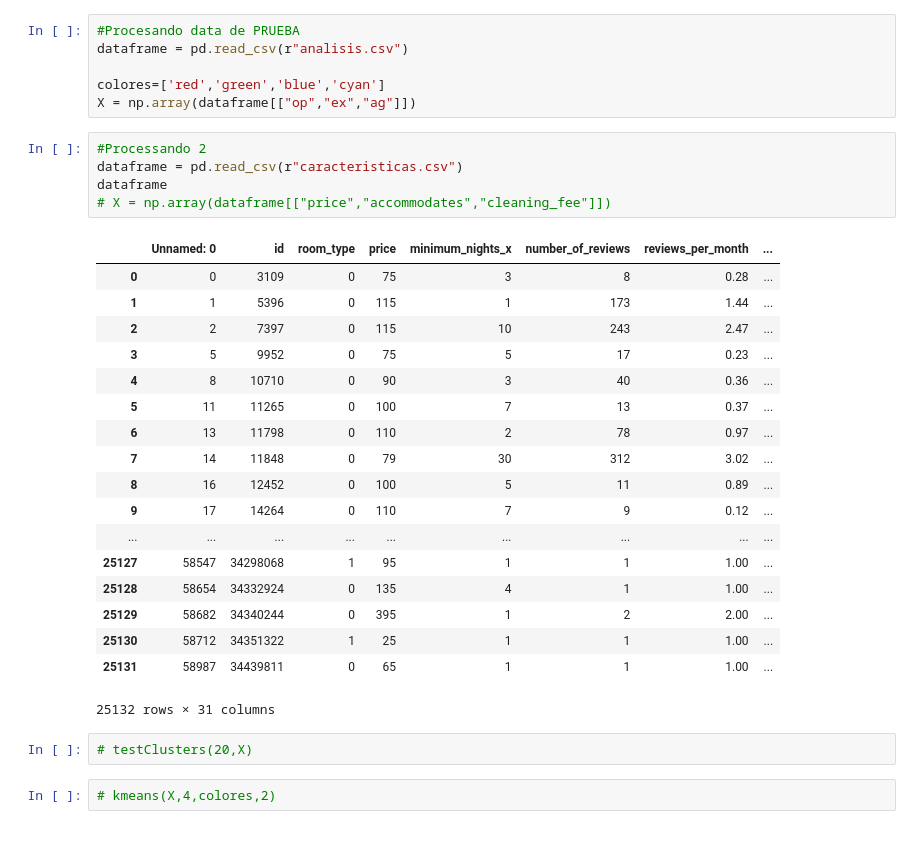
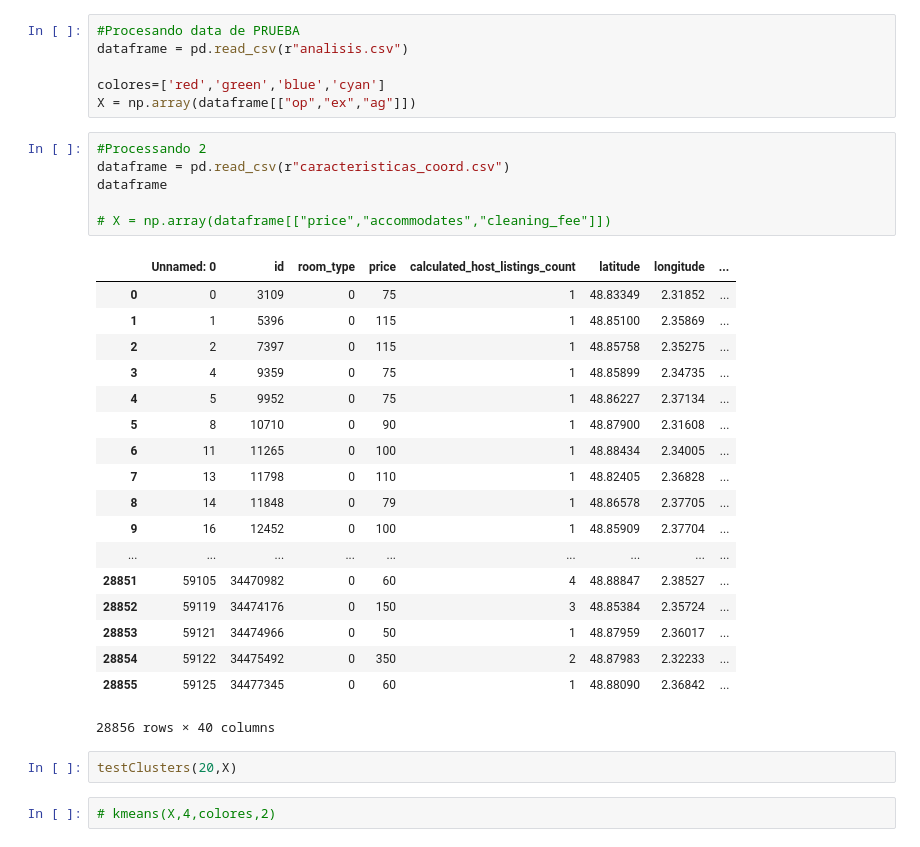
Before and after one commit to texsmv/analysis_social_spatial_airbnb, a Jupyter notebook: pruebas marga/kmeans.ipynb, the cells around one changed output. Drawn from its saved outputs; the diff is of its cells as text.

```diff
--- a/pruebas marga/kmeans.ipynb
+++ b/pruebas marga/kmeans.ipynb
@@ -58,30 +62,31 @@ colores=['red','green','blue','cyan']
 X = np.array(dataframe[["op","ex","ag"]])
 # %%
 #Processando 2
-dataframe = pd.read_csv(r"caracteristicas.csv")
+dataframe = pd.read_csv(r"caracteristicas_coord.csv")
 dataframe
+
 # X = np.array(dataframe[["price","accommodates","cleaning_fee"]])
 # %% [output]
-|  | Unnamed: 0 | id | room_type | price | minimum_nights_x | number_of_reviews | reviews_per_month | ... |
-| 0 | 0 | 3109 | 0 | 75 | 3 | 8 | 0.28 | ... |
-| 1 | 1 | 5396 | 0 | 115 | 1 | 173 | 1.44 | ... |
-| 2 | 2 | 7397 | 0 | 115 | 10 | 243 | 2.47 | ... |
-| 3 | 5 | 9952 | 0 | 75 | 5 | 17 | 0.23 | ... |
-| 4 | 8 | 10710 | 0 | 90 | 3 | 40 | 0.36 | ... |
-| 5 | 11 | 11265 | 0 | 100 | 7 | 13 | 0.37 | ... |
-| 6 | 13 | 11798 | 0 | 110 | 2 | 78 | 0.97 | ... |
-| 7 | 14 | 11848 | 0 | 79 | 30 | 312 | 3.02 | ... |
-| 8 | 16 | 12452 | 0 | 100 | 5 | 11 | 0.89 | ... |
-| 9 | 17 | 14264 | 0 | 110 | 7 | 9 | 0.12 | ... |
+|  | Unnamed: 0 | id | room_type | price | calculated_host_listings_count | latitude | longitude | ... |
+| 0 | 0 | 3109 | 0 | 75 | 1 | 48.83349 | 2.31852 | ... |
+| 1 | 1 | 5396 | 0 | 115 | 1 | 48.85100 | 2.35869 | ... |
+| 2 | 2 | 7397 | 0 | 115 | 1 | 48.85758 | 2.35275 | ... |
+| 3 | 4 | 9359 | 0 | 75 | 1 | 48.85899 | 2.34735 | ... |
+| 4 | 5 | 9952 | 0 | 75 | 1 | 48.86227 | 2.37134 | ... |
+| 5 | 8 | 10710 | 0 | 90 | 1 | 48.87900 | 2.31608 | ... |
+| 6 | 11 | 11265 | 0 | 100 | 1 | 48.88434 | 2.34005 | ... |
+| 7 | 13 | 11798 | 0 | 110 | 1 | 48.82405 | 2.36828 | ... |
+| 8 | 14 | 11848 | 0 | 79 | 1 | 48.86578 | 2.37705 | ... |
+| 9 | 16 | 12452 | 0 | 100 | 1 | 48.85909 | 2.37704 | ... |
 | ... | ... | ... | ... | ... | ... | ... | ... | ... |
-| 25127 | 58547 | 34298068 | 1 | 95 | 1 | 1 | 1.00 | ... |
-| 25128 | 58654 | 34332924 | 0 | 135 | 4 | 1 | 1.00 | ... |
-| 25129 | 58682 | 34340244 | 0 | 395 | 1 | 2 | 2.00 | ... |
-| 25130 | 58712 | 34351322 | 1 | 25 | 1 | 1 | 1.00 | ... |
-| 25131 | 58987 | 34439811 | 0 | 65 | 1 | 1 | 1.00 | ... |
+| 28851 | 59105 | 34470982 | 0 | 60 | 4 | 48.88847 | 2.38527 | ... |
+| 28852 | 59119 | 34474176 | 0 | 150 | 3 | 48.85384 | 2.35724 | ... |
+| 28853 | 59121 | 34474966 | 0 | 50 | 1 | 48.87959 | 2.36017 | ... |
+| 28854 | 59122 | 34475492 | 0 | 350 | 2 | 48.87983 | 2.32233 | ... |
+| 28855 | 59125 | 34477345 | 0 | 60 | 1 | 48.88090 | 2.36842 | ... |
-25132 rows × 31 columns
+28856 rows × 40 columns
 # %%
-# testClusters(20,X)
+testClusters(20,X)
 # %%
 # kmeans(X,4,colores,2)
 # %%
```
Also changed, not shown: parts of 10 cells of this notebook, 27 other files.
